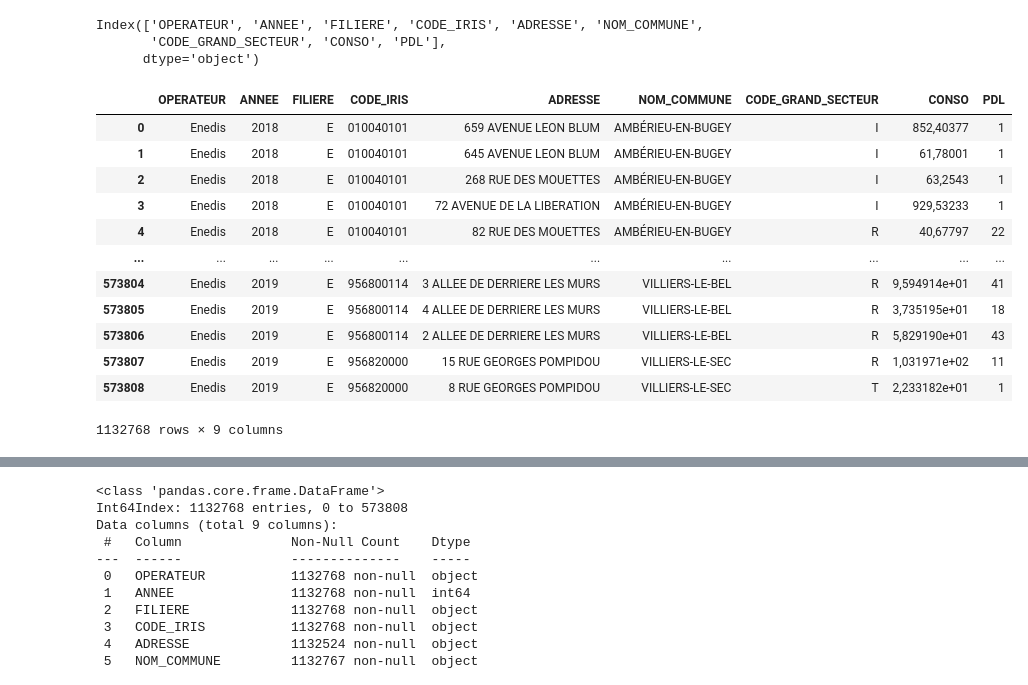
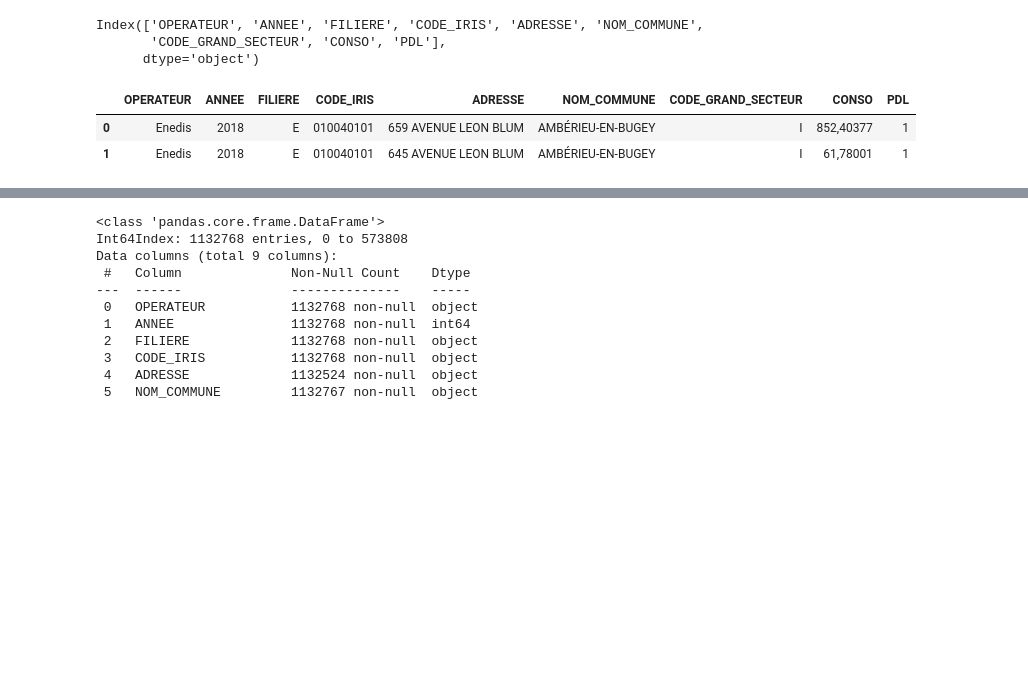
Before and after one commit to myg-af/energies_final, a Jupyter notebook: jupyter_project.ipynb, the cells around one changed output, grey strips where cells are left out. Saved outputs shown, nothing was run; the diff lists cells and outputs as text; code cells hidden in the pictures; blank space fills up the shorter version.

```diff
--- a/jupyter_project.ipynb
+++ b/jupyter_project.ipynb
@@ -50,21 +41,11 @@ Index(['OPERATEUR', 'ANNEE', 'FILIERE', 'CODE_IRIS', 'ADRESSE', 'NOM_COMMUNE',
 # %%
 #concatenate with pd
 elec_adresse = [addresse_2018, addresse_2019]
 result_elec = pd.concat(elec_adresse).drop_duplicates()
-result_elec
+result_elec.head(2)
 # %% [output]
 |  | OPERATEUR | ANNEE | FILIERE | CODE_IRIS | ADRESSE | NOM_COMMUNE | CODE_GRAND_SECTEUR | CONSO | PDL |
 | 0 | Enedis | 2018 | E | 010040101 | 659 AVENUE LEON BLUM | AMBÉRIEU-EN-BUGEY | I | 852,40377 | 1 |
 | 1 | Enedis | 2018 | E | 010040101 | 645 AVENUE LEON BLUM | AMBÉRIEU-EN-BUGEY | I | 61,78001 | 1 |
-| 2 | Enedis | 2018 | E | 010040101 | 268 RUE DES MOUETTES | AMBÉRIEU-EN-BUGEY | I | 63,2543 | 1 |
-| 3 | Enedis | 2018 | E | 010040101 | 72 AVENUE DE LA LIBERATION | AMBÉRIEU-EN-BUGEY | I | 929,53233 | 1 |
-| 4 | Enedis | 2018 | E | 010040101 | 82 RUE DES MOUETTES | AMBÉRIEU-EN-BUGEY | R | 40,67797 | 22 |
-| ... | ... | ... | ... | ... | ... | ... | ... | ... | ... |
-| 573804 | Enedis | 2019 | E | 956800114 | 3 ALLEE DE DERRIERE LES MURS | VILLIERS-LE-BEL | R | 9,594914e+01 | 41 |
-| 573805 | Enedis | 2019 | E | 956800114 | 4 ALLEE DE DERRIERE LES MURS | VILLIERS-LE-BEL | R | 3,735195e+01 | 18 |
-| 573806 | Enedis | 2019 | E | 956800114 | 2 ALLEE DE DERRIERE LES MURS | VILLIERS-LE-BEL | R | 5,829190e+01 | 43 |
-| 573807 | Enedis | 2019 | E | 956820000 | 15 RUE GEORGES POMPIDOU | VILLIERS-LE-SEC | R | 1,031971e+02 | 11 |
-| 573808 | Enedis | 2019 | E | 956820000 | 8 RUE GEORGES POMPIDOU | VILLIERS-LE-SEC | T | 2,233182e+01 | 1 |
-1132768 rows × 9 columns
 # %%
 result_elec2 = result_elec[['NOM_COMMUNE','CODE_IRIS']].drop_duplicates()
```
Also changed, not shown: parts of 33 cells of this notebook, 2 other files.
